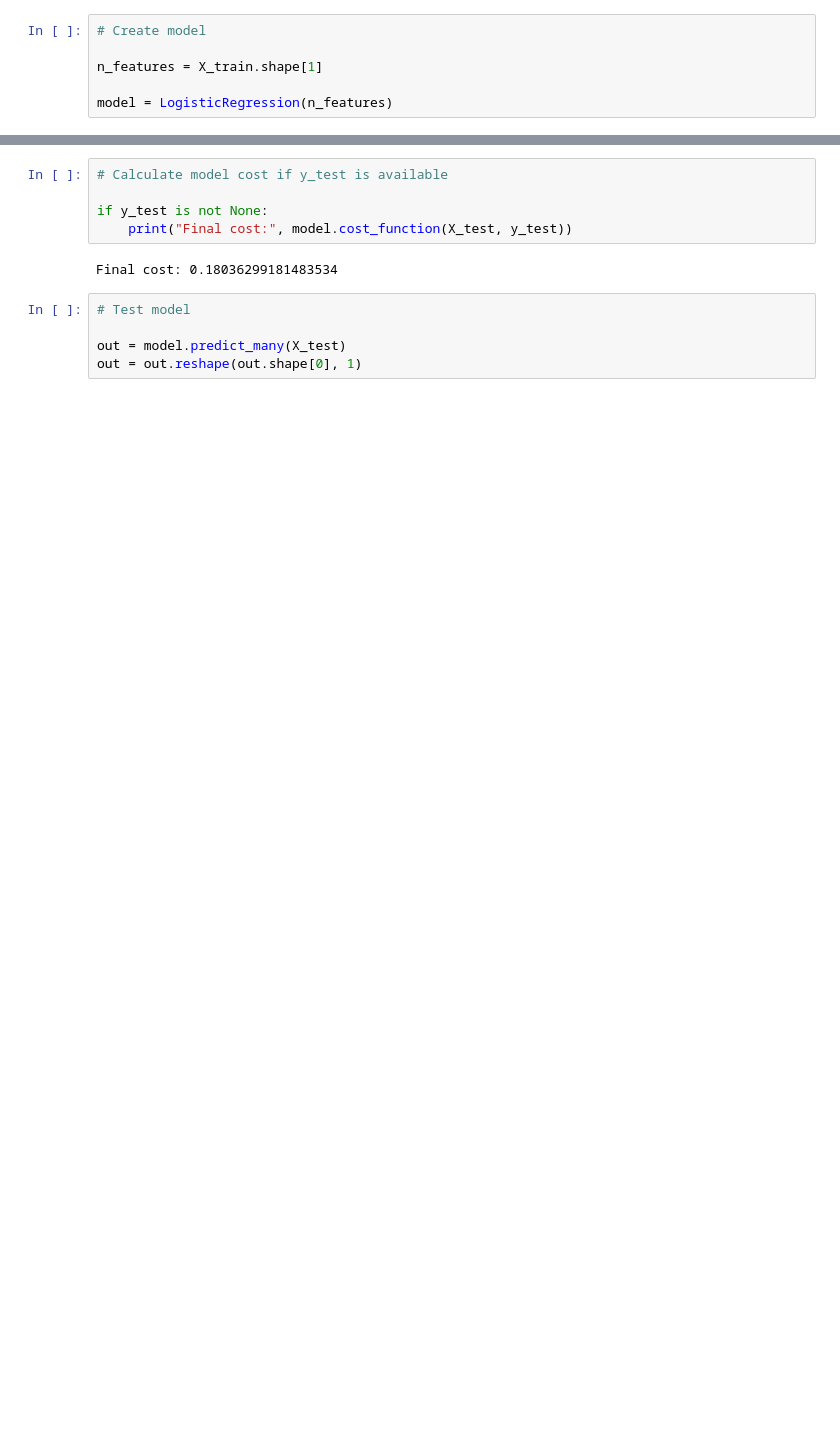
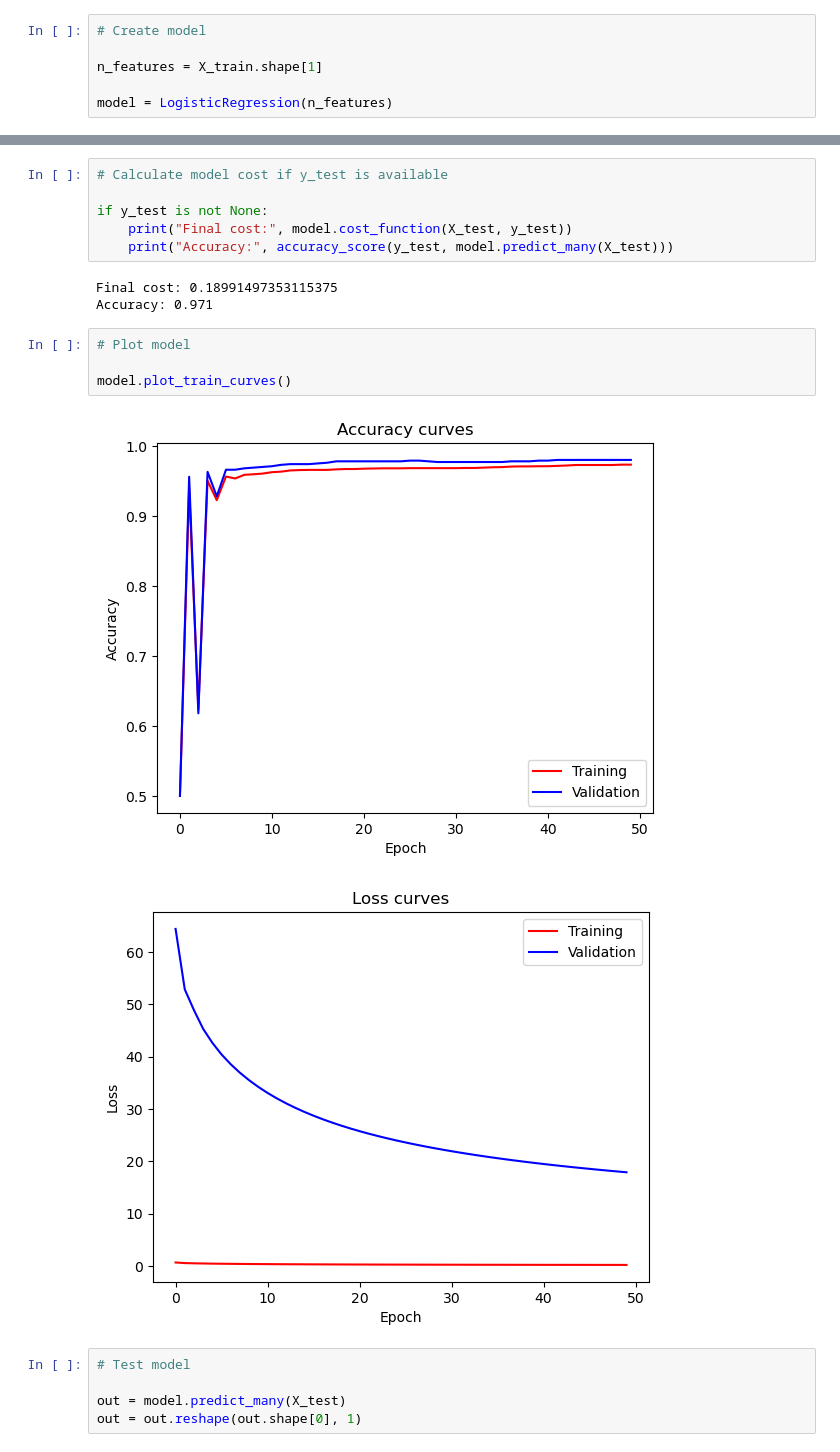
Before and after one commit to Kard9876/AProf_TP1, a Jupyter notebook: Notebooks/Implemented/log_regression.ipynb, the cells around one changed output, grey strips where cells are left out. Saved outputs shown, nothing was run; the diff lists cells and outputs as text; blank space fills up the shorter version.

Commit message:
Plots working for logistic regression and dnn

```diff
--- a/Notebooks/Implemented/log_regression.ipynb
+++ b/Notebooks/Implemented/log_regression.ipynb
@@ -47,8 +66,17 @@ model.gradient_descent(X_train, y_train, alpha=0.01, iters=50)
 
 if y_test is not None:
     print("Final cost:", model.cost_function(X_test, y_test))
+    print("Accuracy:", accuracy_score(y_test, model.predict_many(X_test)))
 # %% [output]
-Final cost: 0.18036299181483534
+Final cost: 0.18991497353115375
+Accuracy: 0.971
+# %%
+# Plot model
+
+model.plot_train_curves()
+# %% [output]
+[figure, added]
+[figure, added]
 # %%
 # Test model
 
```
Also changed, not shown: parts of 6 cells of this notebook, 3 other files.
